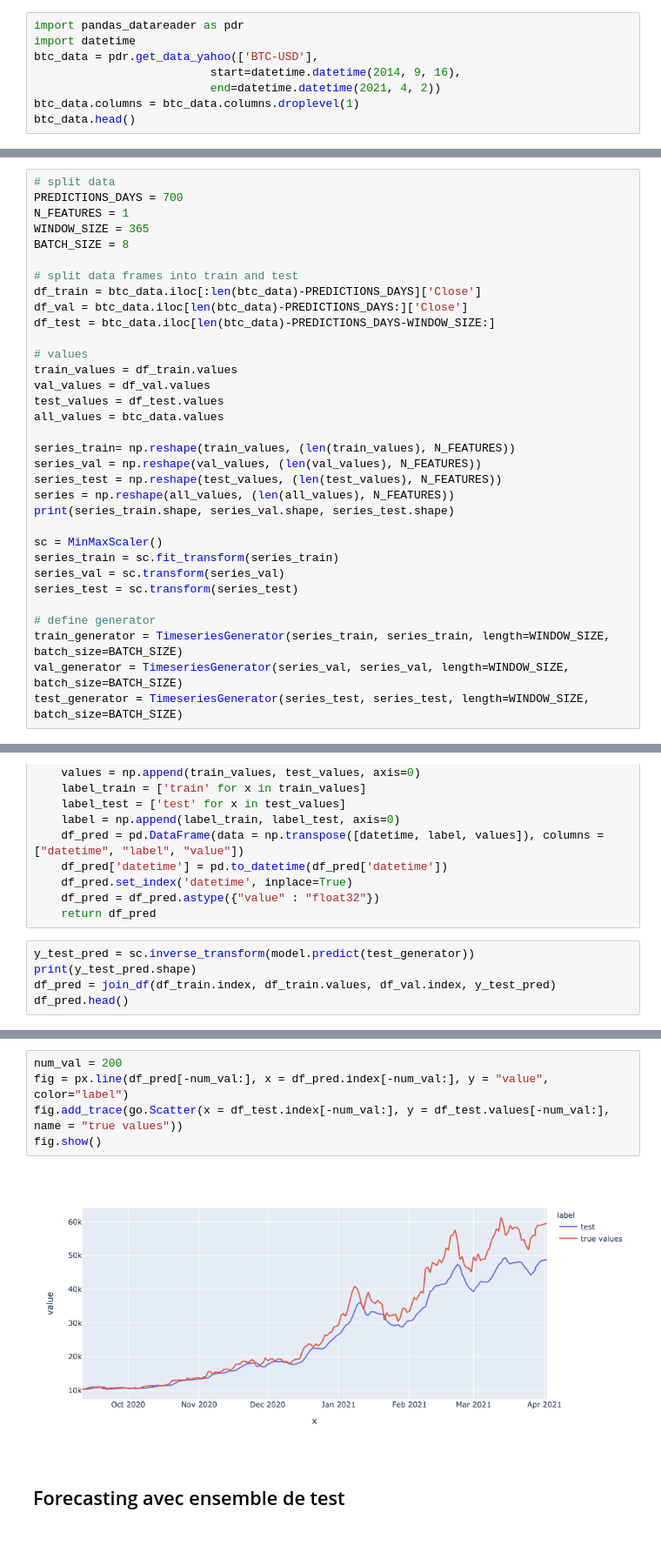
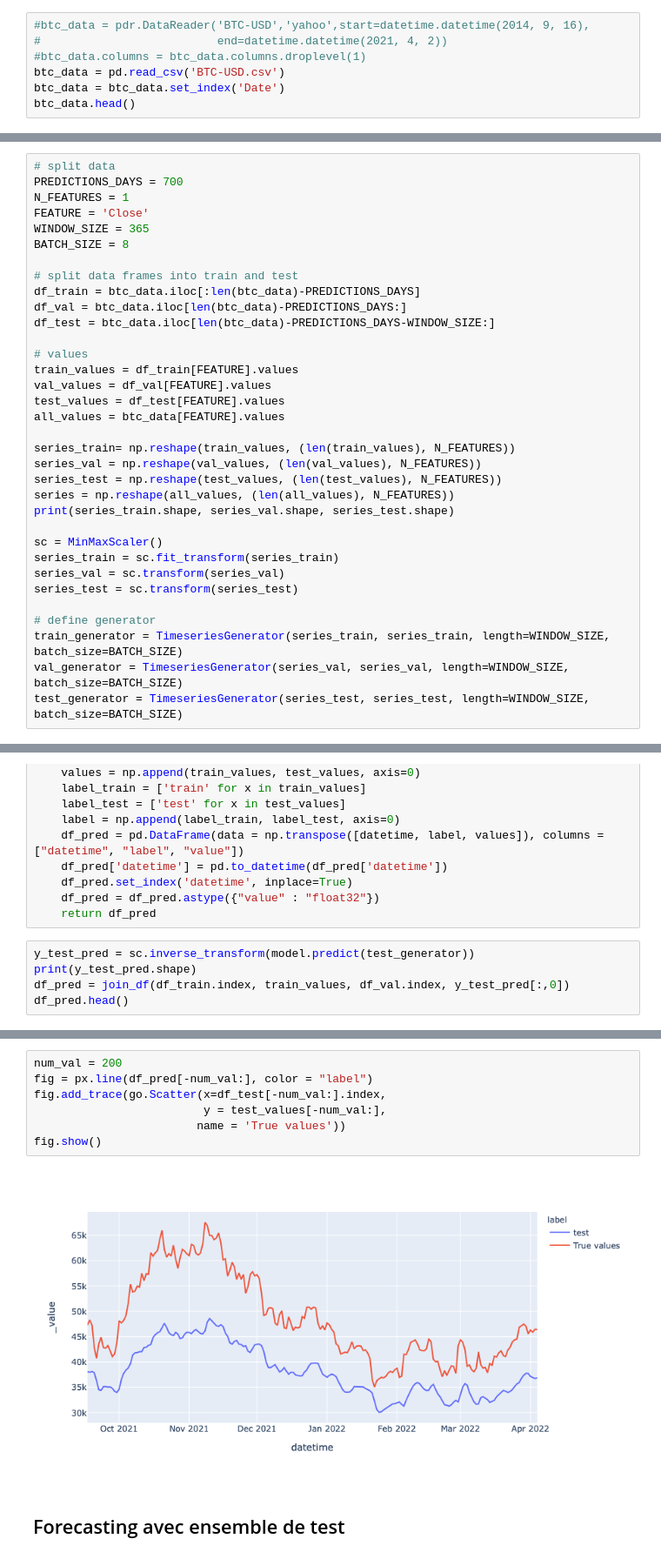
Before and after one commit to aandre35/bitcoin-prediction, a Jupyter notebook: Bitcoin.ipynb, the cells around one changed output, grey strips where cells are left out. Shown at 87% size. Saved outputs shown, nothing was run; the diff lists cells and outputs as text.

Commit message:
bug data yahoo

```diff
--- a/Bitcoin.ipynb
+++ b/Bitcoin.ipynb
@@ -33,11 +33,10 @@ from statsmodels.tsa.arima.model import ARIMA
 # %% [markdown]
 We retrieve bitcoin closing prices since September 2014 using the yahoo API.
 # %%
-import pandas_datareader as pdr
-import datetime
-btc_data = pdr.get_data_yahoo(['BTC-USD'],
-                          start=datetime.datetime(2014, 9, 16),
-                          end=datetime.datetime(2021, 4, 2))
-btc_data.columns = btc_data.columns.droplevel(1)
+#btc_data = pdr.DataReader('BTC-USD','yahoo',start=datetime.datetime(2014, 9, 16),
+#                          end=datetime.datetime(2021, 4, 2))
+#btc_data.columns = btc_data.columns.droplevel(1)
+btc_data = pd.read_csv('BTC-USD.csv')
+btc_data = btc_data.set_index('Date')
 btc_data.head()
 # %% [output]
@@ -60,19 +59,20 @@ We focus for now on the closing price of BTC-USD.
 # split data
 PREDICTIONS_DAYS = 700
 N_FEATURES = 1
+FEATURE = 'Close'
 WINDOW_SIZE = 365
 BATCH_SIZE = 8
 
 # split data frames into train and test
-df_train = btc_data.iloc[:len(btc_data)-PREDICTIONS_DAYS]['Close']
-df_val = btc_data.iloc[len(btc_data)-PREDICTIONS_DAYS:]['Close']
+df_train = btc_data.iloc[:len(btc_data)-PREDICTIONS_DAYS]
+df_val = btc_data.iloc[len(btc_data)-PREDICTIONS_DAYS:]
 df_test = btc_data.iloc[len(btc_data)-PREDICTIONS_DAYS-WINDOW_SIZE:]
 
 # values
-train_values = df_train.values
-val_values = df_val.values
-test_values = df_test.values
-all_values = btc_data.values
+train_values = df_train[FEATURE].values
+val_values = df_val[FEATURE].values
+test_values = df_test[FEATURE].values
+all_values = btc_data[FEATURE].values
 
 series_train= np.reshape(train_values, (len(train_values), N_FEATURES))
 series_val = np.reshape(val_values, (len(val_values), N_FEATURES))
@@ -198,7 +198,7 @@ def join_df(train_datetime, train_values, test_datetime, test_values):
 # %%
 y_test_pred = sc.inverse_transform(model.predict(test_generator))
 print(y_test_pred.shape)
-df_pred = join_df(df_train.index, df_train.values, df_val.index, y_test_pred)
+df_pred = join_df(df_train.index, train_values, df_val.index, y_test_pred[:,0])
 df_pred.head()
 # %% [output]
 (700, 1)
@@ -212,10 +229,12 @@ df_pred.head()
 # %%
 num_val = 200
-fig = px.line(df_pred[-num_val:], x = df_pred.index[-num_val:], y = "value", color="label")
-fig.add_trace(go.Scatter(x = df_test.index[-num_val:], y = df_test.values[-num_val:], name = "true values"))
+fig = px.line(df_pred[-num_val:], color = "label")
+fig.add_trace(go.Scatter(x=df_test[-num_val:].index,
+                         y = test_values[-num_val:],
+                        name = 'True values'))
 fig.show()
 # %% [output]
-[figure, old version]
+[figure, new version]
 # %% [markdown]
 ## Forecasting avec ensemble de test
 # %%
```
Also changed, not shown: parts of 21 cells of this notebook.
